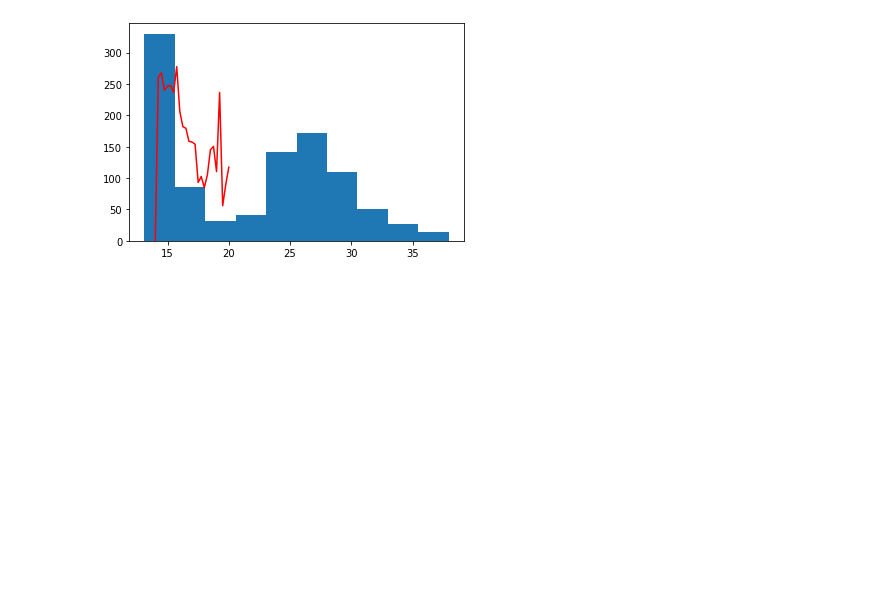
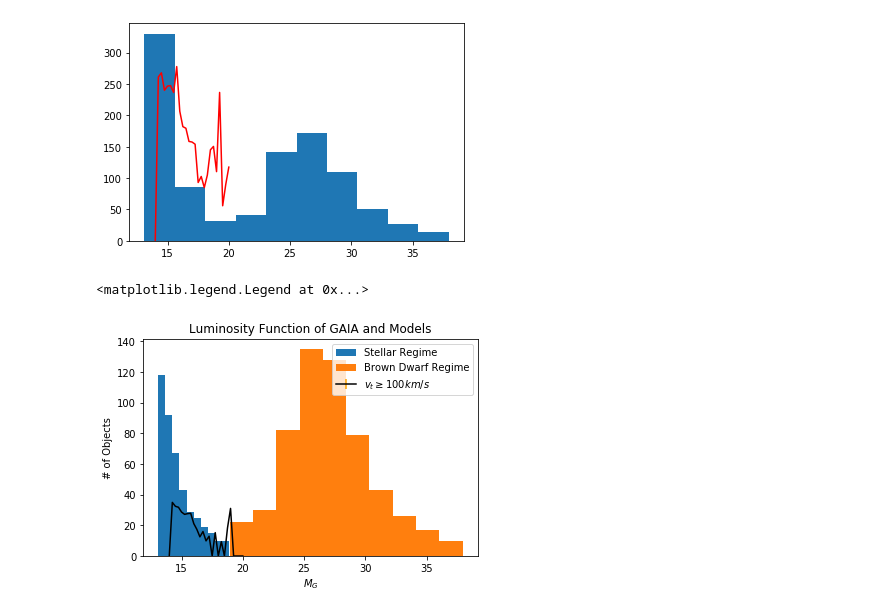
Before and after one commit to dhilligo/BDwarfLumFunction, a Jupyter notebook: GCNS Table Analysis.ipynb, the cells around one changed output. Cells and saved outputs as stored; diff of their text form; code cells hidden in the pictures; blank space fills up the shorter version.

```diff
--- a/GCNS Table Analysis.ipynb
+++ b/GCNS Table Analysis.ipynb
@@ -772,3 +773,17 @@ plt.errorbar(bins2, 1e6*lf_spacedensity4,c="red", yerr=y_error,ecolor='orange',l
 # %% [output]
 <ErrorbarContainer object of 3 artists>
 [figure]
+# %%
+stars=(masses>=0.075)
+plt.hist(Mg[stars],label='Stellar Regime')
+brown_dwarfs=(masses<0.075)
+plt.hist(Mg[brown_dwarfs],label='Brown Dwarf Regime')
+plt.errorbar(bins1, 1e6*lf_spacedensity3,c="black", yerr=y_error,ecolor='orange',label=r"$v_t\geq100km/s$")
+#plt.errorbar(bins2,1e5*lf_spacedensity4,y_error1,c="black",ecolor='orange',label=r"$v_t\leq20km/s$")
+plt.xlabel(r"$M_{G}$")
+plt.ylabel("# of Objects")
+plt.title("Luminosity Function of GAIA and Models")
+plt.legend(loc='best')
+# %% [output]
+<matplotlib.legend.Legend at 0x...>
+[figure, added]
```
Also changed, not shown: parts of 1 cell of this notebook.
